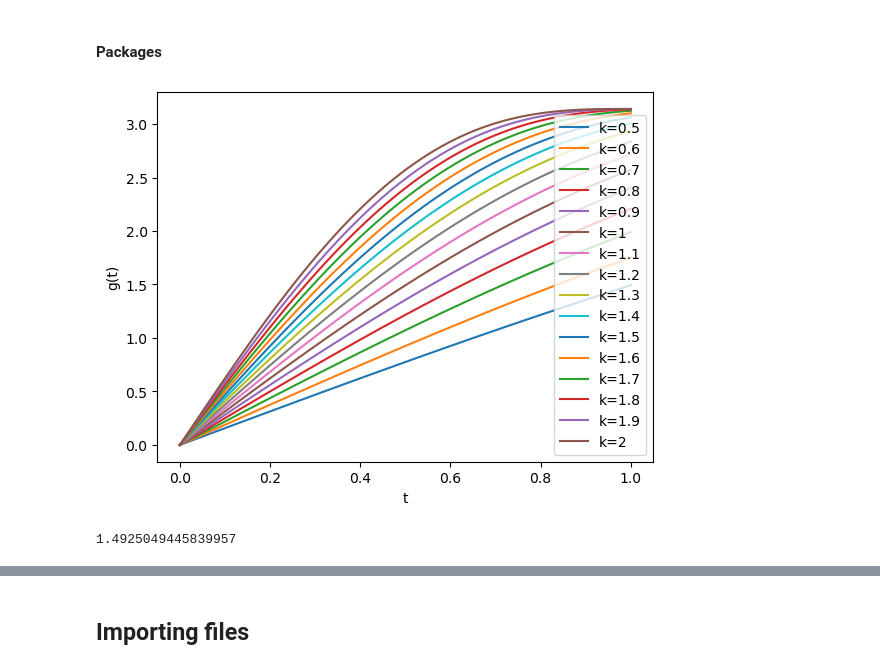
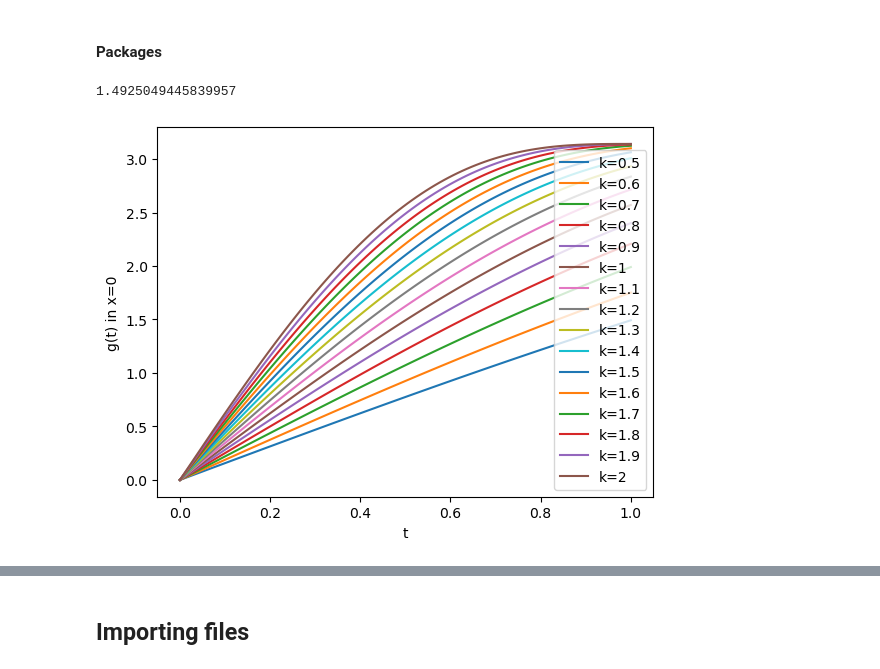
Before and after one commit to olcruzgonzalez/linear_advection_1D1d, a Jupyter notebook: generate_dataset/inspection.ipynb, the cells around one changed output, grey strips where cells are left out. Saved outputs shown, nothing was run; the diff lists cells and outputs as text; code cells hidden in the pictures.

```diff
--- a/generate_dataset/inspection.ipynb
+++ b/generate_dataset/inspection.ipynb
@@ -11,22 +11,6 @@ import os
 from tqdm import tqdm
 import numpy as np
 import matplotlib.pyplot as plt
-# %%
-k_list = [0.5,0.6,0.7,0.8,0.9,1,1.1,1.2,1.3,1.4,1.5,1.6,1.7,1.8,1.9,2]
-k = np.array(k_list)[None, :]
-x = 0
-c = 1
-t = np.linspace(0,1,100)[:,None]
-g = np.sin(k*np.pi/2*(t - x/c)) + k*np.pi/2*(t - x/c)
-fig,ax = plt.subplots()
-for idx,i in enumerate(k_list):
-    ax.plot(t,g[:,idx],label=f'k={i}')
-ax.set_xlabel('t')
-ax.set_ylabel('g(t)')
-ax.legend()
-plt.show()
-# %% [output]
-[figure, removed]
 # %%
 k = 0.5
 c = 1
@@ -35,3 +19,32 @@ t = 1
 print(np.sin(k*np.pi/2*(t - x/c)) + k*np.pi/2*(t - x/c))
 # %% [output]
 1.4925049445839957
+# %%
+def f_ic(x,k):
+    return np.sin(np.pi * x)
+
+def g_bc(t, k):
+    return np.sin(k*np.pi/2 * t) + k*np.pi/2*t  # from inflow boundary condition
+
+def u_close_form(x, t, c, k):
+    return np.where(x >= c*t,
+                    f_ic(x - c*t,k),   # from initial condition line
+                    g_bc(t - x/c,k))  # from inflow boundary condition
+# %%
+# BC
+k_list = [0.5,0.6,0.7,0.8,0.9,1,1.1,1.2,1.3,1.4,1.5,1.6,1.7,1.8,1.9,2]
+k = np.array(k_list)[None, :]
+x = 0 # position of the boundary
+c = 1
+t = np.linspace(0,1,100)[:,None]
+g =  g_bc(t - x/c, k)
+fig,ax = plt.subplots()
+for idx,i in enumerate(k_list):
+    ax.plot(t,g[:,idx],label=f'k={i}')
+ax.set_xlabel('t')
+ax.set_ylabel('g(t) in x=0')
+ax.legend()
+plt.show()
+# - 2*np.cos(k*np.pi/2*(t - x/c))
+# %% [output]
+[figure, added]
```
Also changed, not shown: parts of 2 cells of this notebook, 5 other files.
